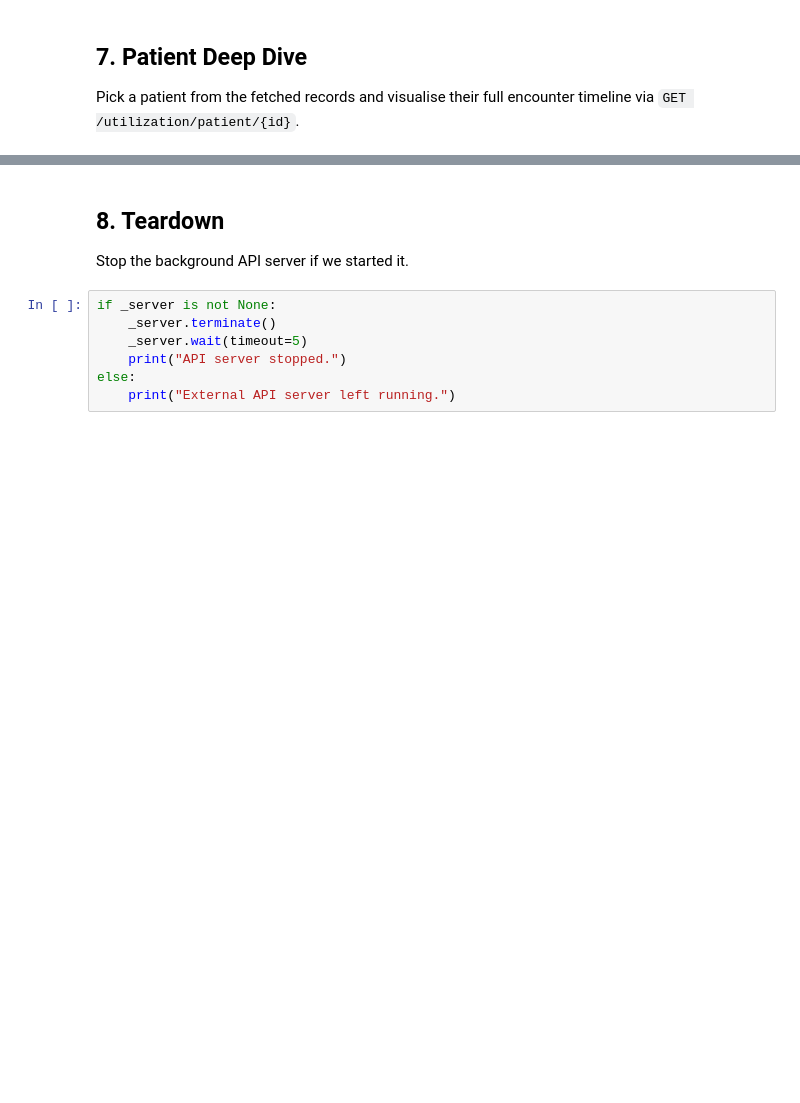
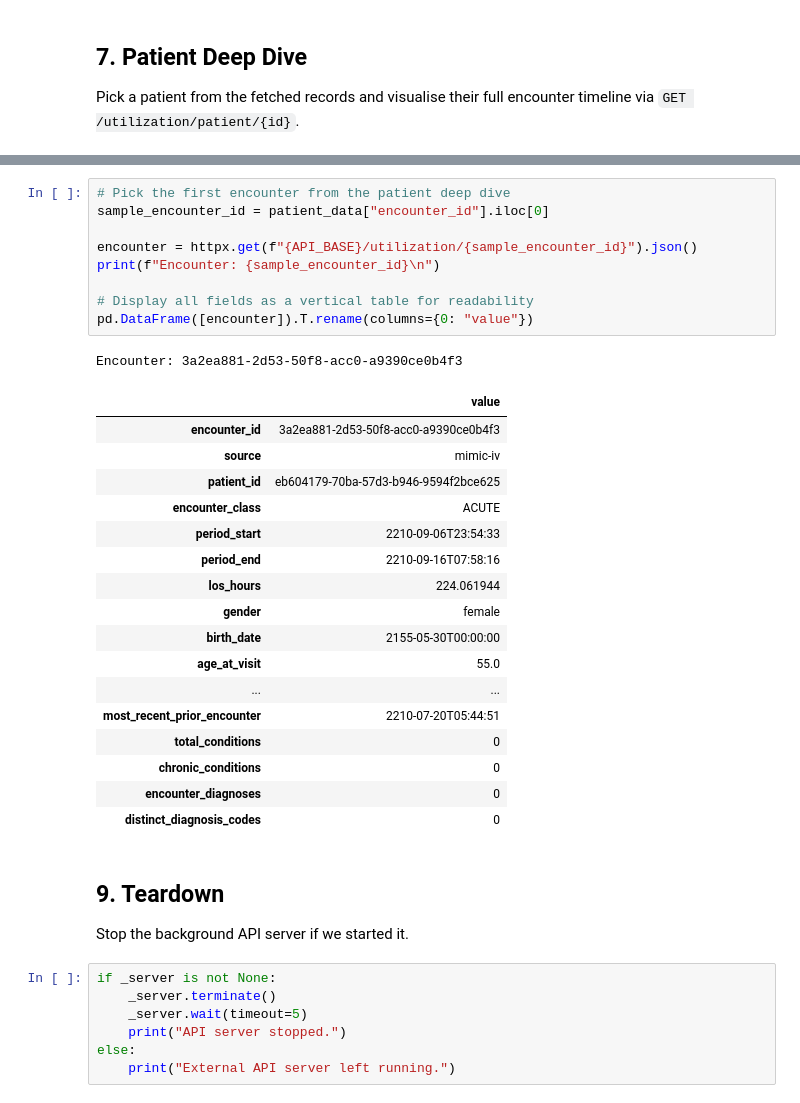
Before and after one commit to kasra321/MIMIC-FHIR, a Jupyter notebook: notebooks/healthcare_utilization_demo.ipynb, the cells around one changed output, grey strips where cells are left out. Cells and saved outputs as stored; diff of their text form; blank space fills up the shorter version.

Commit message:
[UPDATE] Add encounter detail section to utilization notebook

```diff
--- a/notebooks/healthcare_utilization_demo.ipynb
+++ b/notebooks/healthcare_utilization_demo.ipynb
@@ -149,5 +153,33 @@ plot_patient_timeline(patient_data);
+# %%
+# Pick the first encounter from the patient deep dive
+sample_encounter_id = patient_data["encounter_id"].iloc[0]
+
+encounter = httpx.get(f"{API_BASE}/utilization/{sample_encounter_id}").json()
+print(f"Encounter: {sample_encounter_id}\n")
+
+# Display all fields as a vertical table for readability
+pd.DataFrame([encounter]).T.rename(columns={0: "value"})
+# %% [output]
+Encounter: 3a2ea881-2d53-50f8-acc0-a9390ce0b4f3
+|  | value |
+| encounter_id | 3a2ea881-2d53-50f8-acc0-a9390ce0b4f3 |
+| source | mimic-iv |
+| patient_id | eb604179-70ba-57d3-b946-9594f2bce625 |
+| encounter_class | ACUTE |
+| period_start | 2210-09-06T23:54:33 |
+| period_end | 2210-09-16T07:58:16 |
+| los_hours | 224.061944 |
+| gender | female |
+| birth_date | 2155-05-30T00:00:00 |
+| age_at_visit | 55.0 |
+| ... | ... |
+| most_recent_prior_encounter | 2210-07-20T05:44:51 |
+| total_conditions | 0 |
+| chronic_conditions | 0 |
+| encounter_diagnoses | 0 |
+| distinct_diagnosis_codes | 0 |
 # %% [markdown]
-## 8. Teardown
+## 9. Teardown
 
 Stop the background API server if we started it.
 # %%
```
Also changed, not shown: parts of 9 cells of this notebook, 1 other file.
